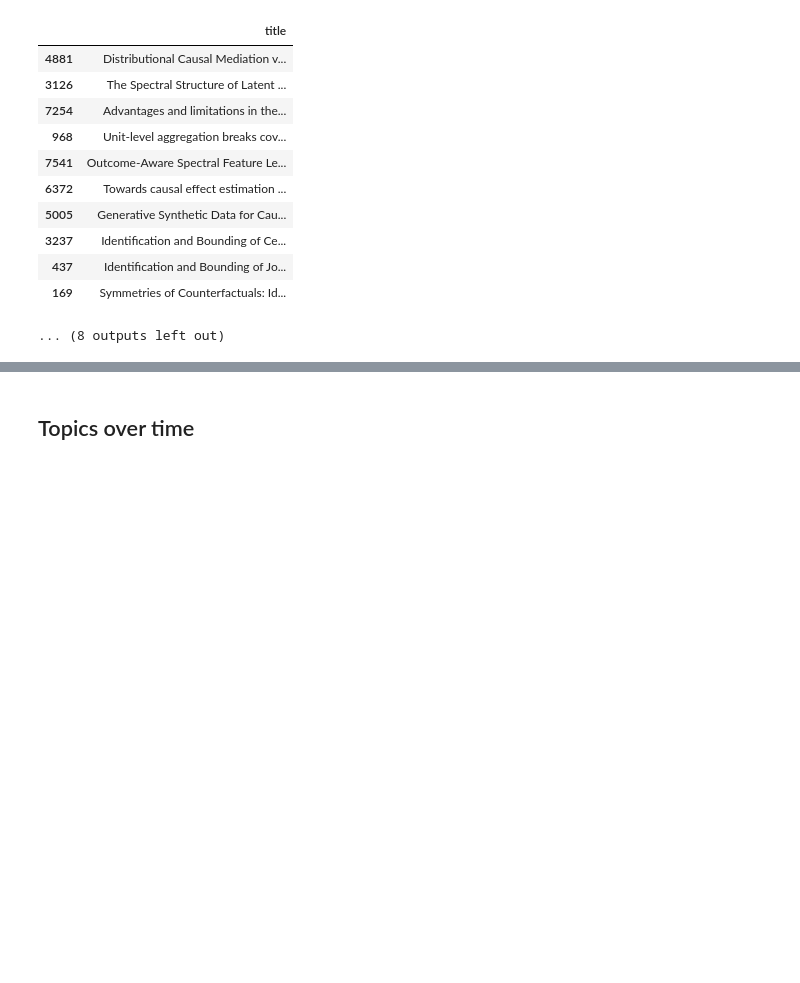
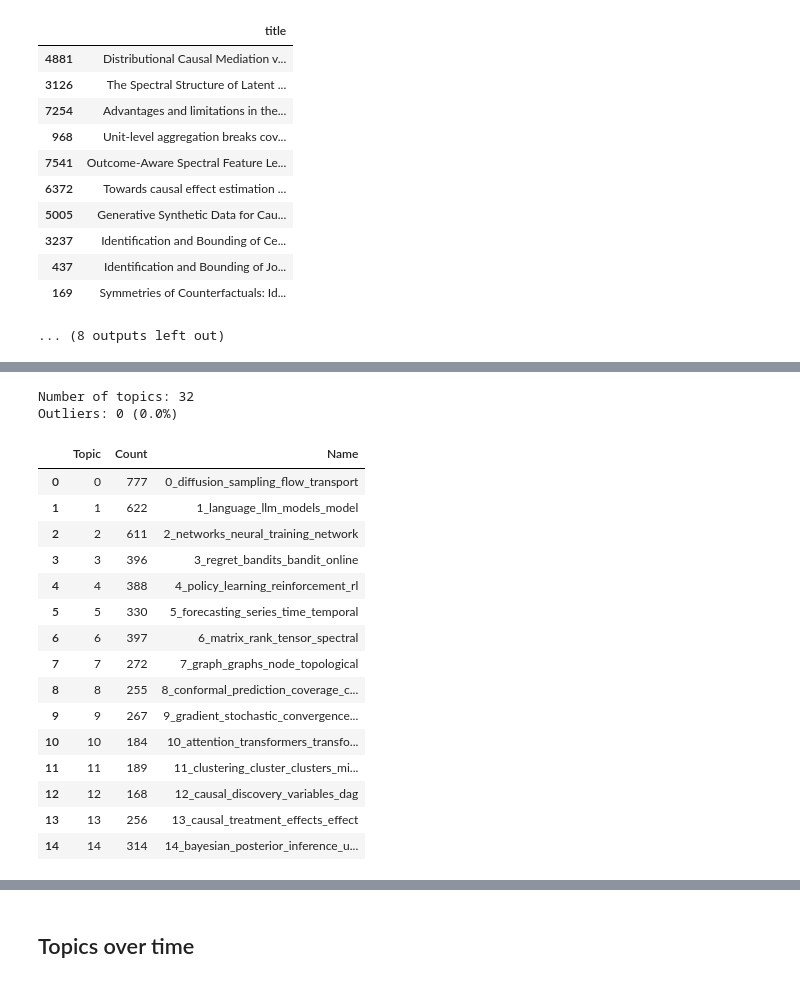
Before and after one commit to mannix-ung/arxiv-topic-explorer, a Jupyter notebook: topics.ipynb, the cells around one changed output, grey strips where cells are left out. Saved outputs shown, nothing was run; the diff lists cells and outputs as text; code cells hidden in the pictures; blank space fills up the shorter version.

```diff
--- a/topics.ipynb
+++ b/topics.ipynb
@@ -205,0 +255,3 @@ Topic 10 (99 papers): 10_causal_treatment_effects_effect
+# %%
+from sklearn.feature_extraction.text import CountVectorizer
+vectorizer = CountVectorizer(stop_words="english")
@@ -205,0 +261,7 @@ Topic 10 (99 papers): 10_causal_treatment_effects_effect
+# %%
+model_30 = BERTopic(embedding_model=model, vectorizer_model=vectorizer, min_topic_size=30, umap_model=umap.UMAP(n_neighbors=15, n_components=5, min_dist=0.0, metric='cosine', random_state=random_state))
+topics_30, probs_30 = model_30.fit_transform(docs, embeddings)
+# %%
+topics_30_reduced = model_30.reduce_outliers(docs, topics_30, strategy="embeddings", embeddings=embeddings)
+# %%
+model_30.update_topics(docs, topics=topics_30_reduced, vectorizer_model=vectorizer)
@@ -205,0 +270,26 @@ Topic 10 (99 papers): 10_causal_treatment_effects_effect
+# %%
+topic_info_reduced = model_30.get_topic_info()
+outliers = topics_30_reduced.count(-1)
+
+print("Number of topics:", len(topic_info_reduced))
+print(f"Outliers: {outliers} ({outliers / len(docs):.1%})")
+topic_info_reduced[["Topic", "Count", "Name"]].head(15)
+# %% [output]
+Number of topics: 32
+Outliers: 0 (0.0%)
+|  | Topic | Count | Name |
+| 0 | 0 | 777 | 0_diffusion_sampling_flow_transport |
+| 1 | 1 | 622 | 1_language_llm_models_model |
+| 2 | 2 | 611 | 2_networks_neural_training_network |
+| 3 | 3 | 396 | 3_regret_bandits_bandit_online |
+| 4 | 4 | 388 | 4_policy_learning_reinforcement_rl |
+| 5 | 5 | 330 | 5_forecasting_series_time_temporal |
+| 6 | 6 | 397 | 6_matrix_rank_tensor_spectral |
+| 7 | 7 | 272 | 7_graph_graphs_node_topological |
+| 8 | 8 | 255 | 8_conformal_prediction_coverage_c... |
+| 9 | 9 | 267 | 9_gradient_stochastic_convergence... |
+| 10 | 10 | 184 | 10_attention_transformers_transfo... |
+| 11 | 11 | 189 | 11_clustering_cluster_clusters_mi... |
+| 12 | 12 | 168 | 12_causal_discovery_variables_dag |
+| 13 | 13 | 256 | 13_causal_treatment_effects_effect |
+| 14 | 14 | 314 | 14_bayesian_posterior_inference_u... |
```
Also changed, not shown: parts of 7 cells of this notebook.
